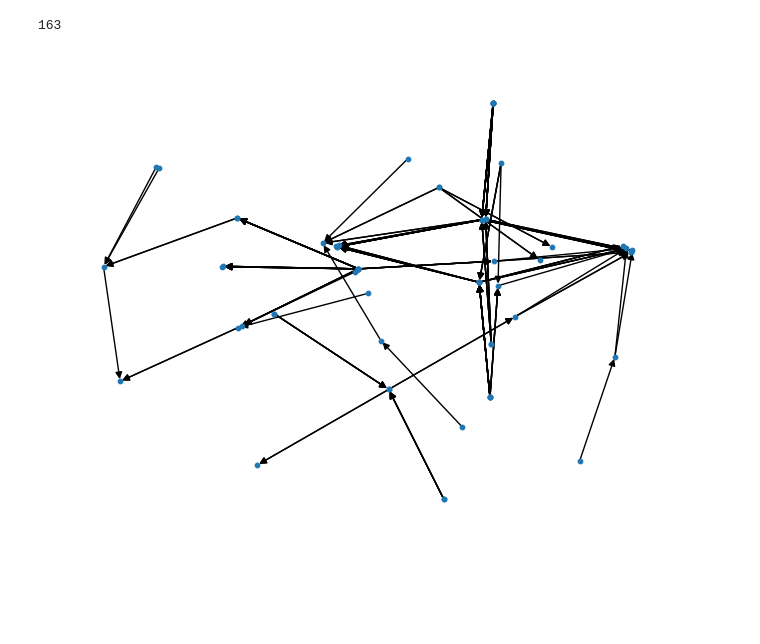
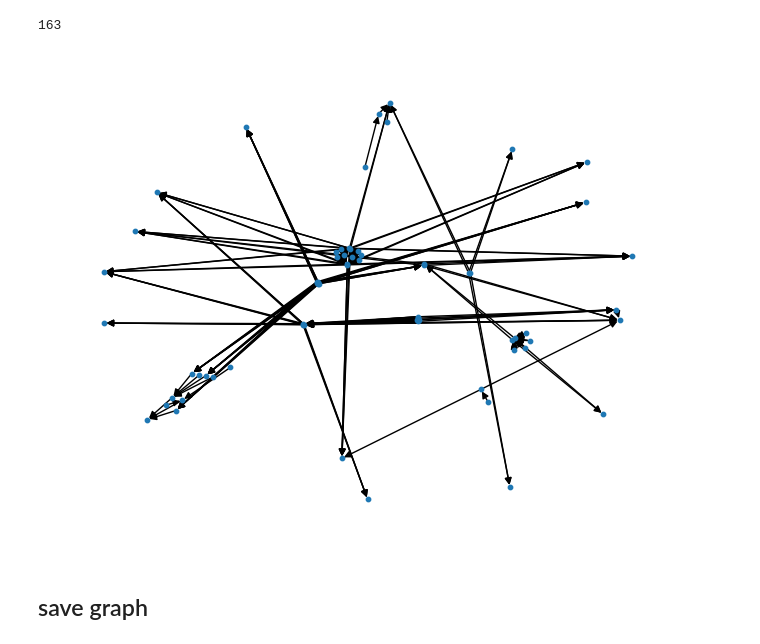
Before and after one commit to peppy-senpai/TransportFever2, a Jupyter notebook: Code/Parse/industry_merge_rule.ipynb, the cells around one changed output. Cells and saved outputs as stored; diff of their text form; code cells hidden in the pictures; blank space fills up the shorter version.

```diff
--- a/Code/Parse/industry_merge_rule.ipynb
+++ b/Code/Parse/industry_merge_rule.ipynb
@@ -116,6 +116,8 @@ G.number_of_edges()
 # %% [output]
 163
 # %%
-nx.draw_kamada_kawai(G, node_size=10)
+nx.draw(G, node_size=10)
 # %% [output]
-[figure, old version]
+[figure, new version]
+# %% [markdown]
+## save graph
```
Also changed, not shown: parts of 1 cell of this notebook, 2 other files.
